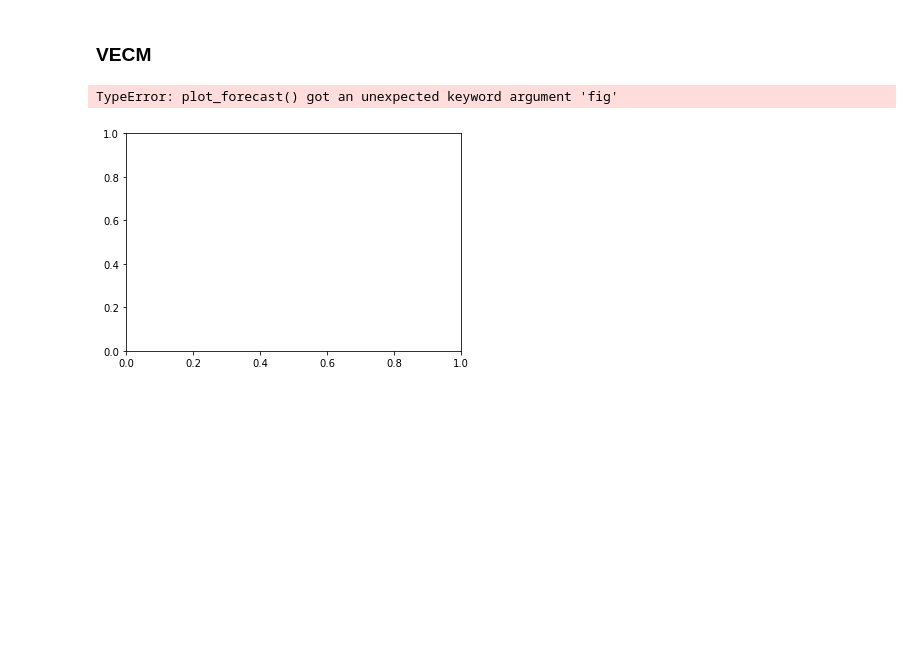
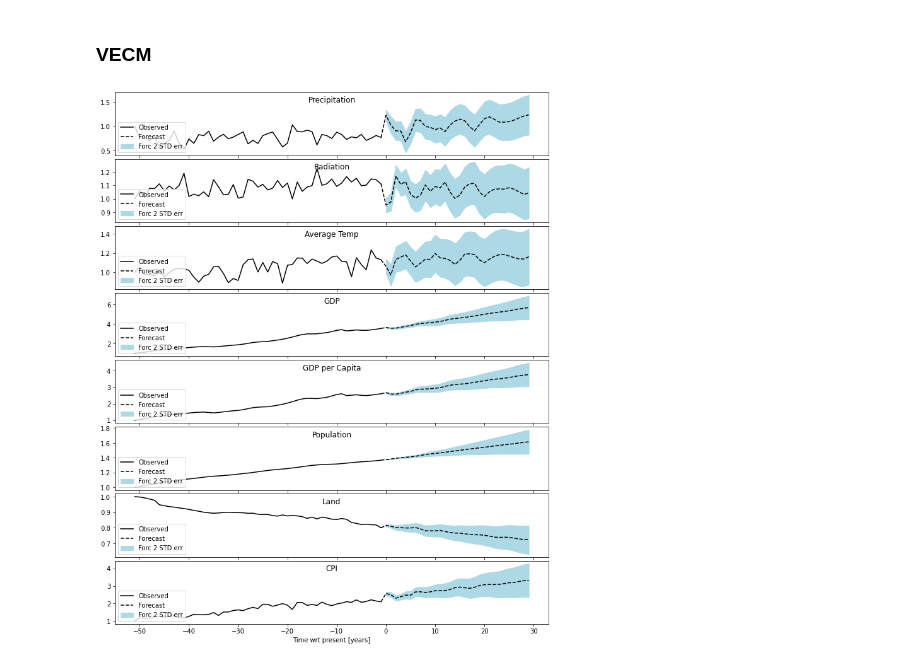
Before and after one commit to LuukOudshoorn25/MultivariateEconometrics, a Jupyter notebook: Multivariate Econometrics.ipynb, the cells around one changed output. Cells and saved outputs as stored; diff of their text form; code cells hidden in the pictures; blank space fills up the shorter version.

```diff
--- a/Multivariate Econometrics.ipynb
+++ b/Multivariate Econometrics.ipynb
@@ -829,17 +845,68 @@ from statsmodels.tsa.vector_ar.vecm import VECM
 # estimates the VECM on the closing prices with 4 lags, 1 cointegrating relationship, and
 # a constant within the cointegration relationship
 def fit_vecm(land):
-    estimate_vecm = VECM(endog = df.loc[land].dropna(), k_ar_diff = 4, coint_rank = 1, deterministic = 'ci')
+    estimate_vecm = VECM(endog = df.loc[land].dropna(), k_ar_diff =4, coint_rank = 1, deterministic = 'ci')
     estimate_vecm_fit = estimate_vecm.fit()
     estimate_vecm_fit.summary()
     return estimate_vecm_fit
 
 def predict_vecm(land):
     estimate_vecm_fit = fit_vecm(land)
-    fig,ax=plt.subplots()
-    estimate_vecm_fit.plot_forecast(20)
-
-predict_vecm('Netherlands')
+    #fig,ax=plt.subplots()
+    ahead=30
+    mid, lower, upper = estimate_vecm_fit.predict(ahead, alpha=0.05)
+    y = estimate_vecm_fit.y_all.T
+    n_last_obs = None
+    y = y[estimate_vecm_fit.k_ar:] if n_last_obs is None else y[-n_last_obs:]
+    plot_var_forc(y, mid, lower, upper,ahead, names=df.columns,
+                       plot_stderr=True,
+                       legend_options={"loc": "lower left"})
-# %% [output]
-TypeError: plot_forecast() got an unexpected keyword argument 'fig'
-[figure, removed]
+# %%
+
+def plot_var_forc(prior, forc, err_upper, err_lower,ahead,
+                  index=None, names=None, plot_stderr=True,
+                  legend_options=None,norm=True):
+    import matplotlib.pyplot as plt
+
+    n, k = prior.shape
+    rows, cols = k, 1
+
+
+
+    prange = np.arange(n) -n
+    rng_f = np.arange(n - 1, n + len(forc)) -n
+    rng_err = np.arange(n, n + len(forc)) -n
+    if norm:
+        divide = prior[0]
+        prior = prior/divide
+        err_upper = err_upper/divide
+        err_lower = err_lower/divide
+        forc = forc/divide
+    fig,axarr = plt.subplots(ncols=1,nrows=k,sharex=True,figsize=(10,12))
+    for j in range(k):
+        ax = axarr[j]#plt.subplot(rows, cols, j+1)
+
+        p1 = ax.plot(prange, prior[:, j], 'k', label='Observed')
+        p2 = ax.plot(rng_f, np.r_[prior[-1:, j], forc[:, j]], 'k--',
+                     label='Forecast')
+
+        if plot_stderr:
+            p3 = ax.fill_between(rng_err, err_lower[:, j],err_upper[:, j],color='lightblue',
+                         label='Forc 2 STD err')
+            #ax.plot(rng_err, err_lower[:, j], 'k-.')
+
+        if names is not None:
+            ax.set_title(names[j],y=0.78)
+        #ax.set_xlim(prange[0],prange[-1]+5)
+        if legend_options is None:
+            legend_options = {"loc": "upper right"}
+        ax.legend(**legend_options)
+    plt.tight_layout(pad=0.15)
+    ax.set_xlabel('Time wrt present [years]')
+    plt.savefig('VECM_prediction.pdf',bbox_inches='tight')
+    return fig
+
+
+predict_vecm('Netherlands')
+# %% [output]
+[figure, added]
```
Also changed, not shown: parts of 21 cells of this notebook, 1 other file.
